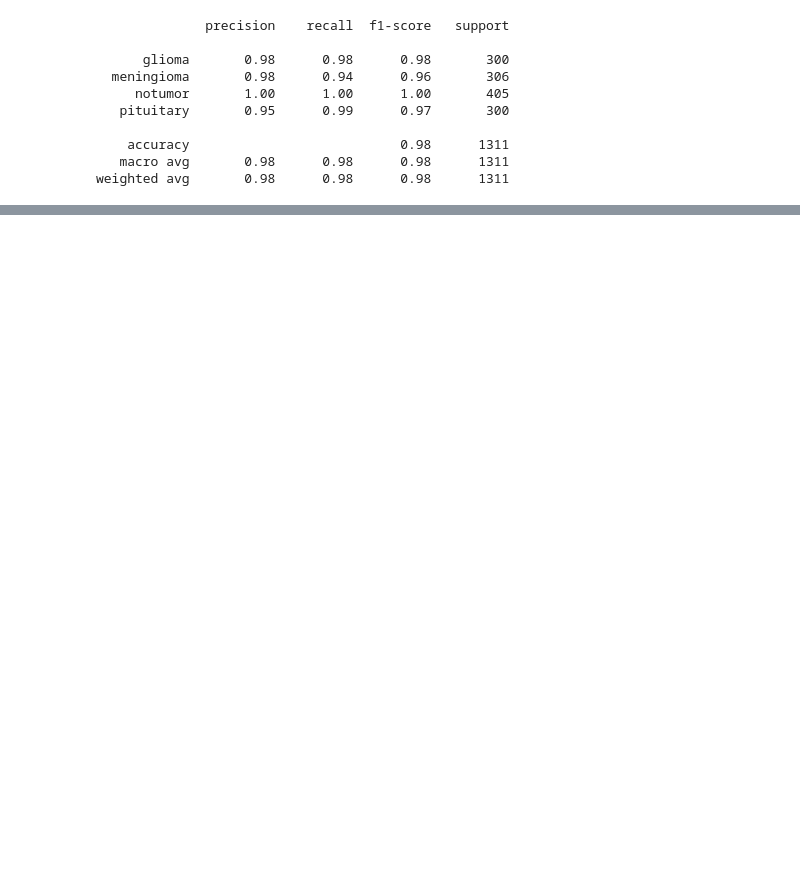
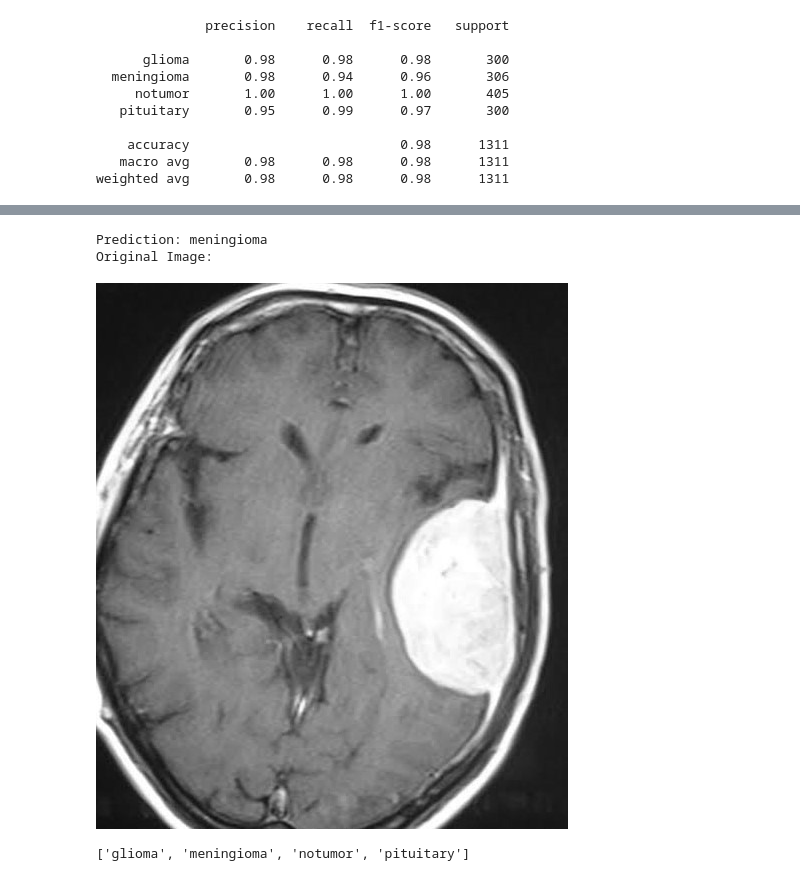
Before and after one commit to jonathat22/Brain-Tumor-Classification, a Jupyter notebook: TF_brain_class_inference.ipynb, the cells around one changed output, grey strips where cells are left out. Saved outputs shown, nothing was run; the diff lists cells and outputs as text; code cells hidden in the pictures; blank space fills up the shorter version.

```diff
--- a/TF_brain_class_inference.ipynb
+++ b/TF_brain_class_inference.ipynb
@@ -140,0 +214,12 @@ array([[7.4305217e-04, 3.6746690e-03, 9.9416637e-01, 1.4159067e-03],
+# %%
+print("Prediction:", test_ds.class_names[np.argmax(model.predict(test_image_arr))])
+print("Original Image:")
+PIL.Image.open(orig_test_image)
+# %% [output]
+Prediction: meningioma
+Original Image:
+[figure, added]
+# %%
+test_ds.class_names
+# %% [output]
+['glioma', 'meningioma', 'notumor', 'pituitary']
```
Also changed, not shown: parts of 14 cells of this notebook.
